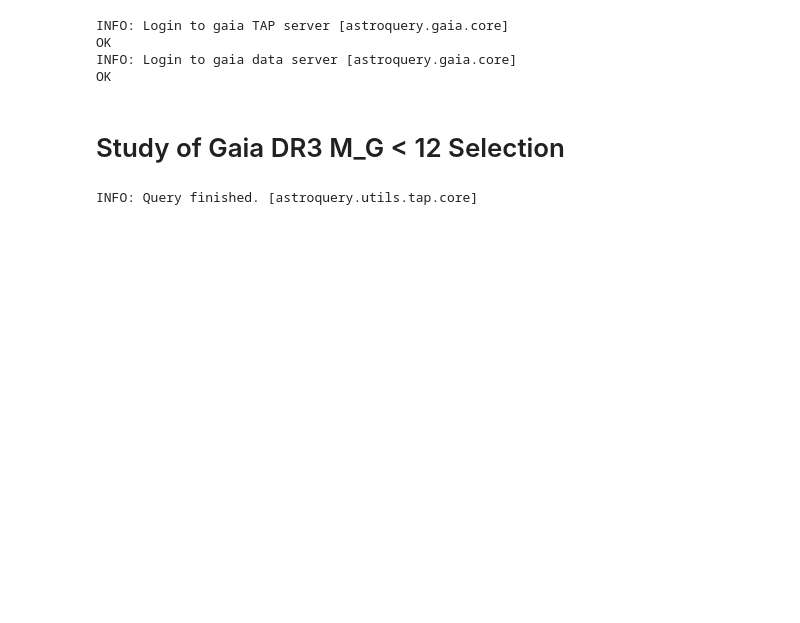
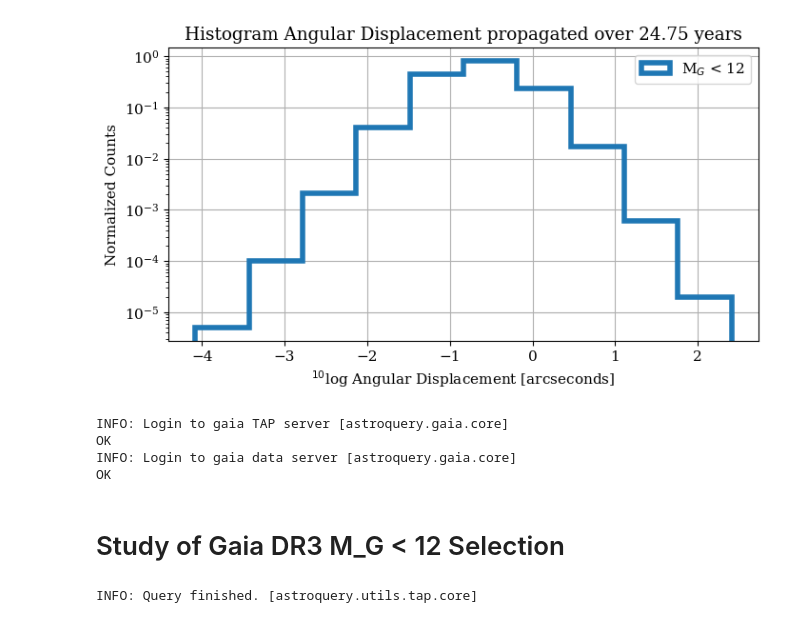
Before and after one commit to RenVit318/masterproject, a Jupyter notebook: src/simple_xm_study.ipynb, the cells around one changed output. Cells and saved outputs as stored; diff of their text form; code cells hidden in the pictures; blank space fills up the shorter version.

```diff
--- a/src/simple_xm_study.ipynb
+++ b/src/simple_xm_study.ipynb
@@ -7,2 +17,18 @@ import seaborn as sns
+# %%
+# Histogram of Displacement
+fig, ax = plt.subplots(1,1, figsize=(8,4))
+
+mask = theta_as > 0
+ax.hist(np.log10(theta_as[mask]), density=True, log=True, histtype='step', lw=4, label=r"M$_G$ < 12")
+
+ax.set_xlabel(r"$^{10}$log Angular Displacement [arcseconds]")
+ax.set_ylabel("Normalized Counts")
+ax.set_title("Histogram Angular Displacement propagated over 24.75 years")
+
+plt.legend()
+#plt.savefig('../../figures/bprop_theta_gaia12',bbox_inches='tight', transparent=True)
+plt.show()
+# %% [output]
+[figure, added]
 # %%
 # Bugfixing, discretization/rouding errors going on in np.arccos
```
Also changed, not shown: parts of 18 cells of this notebook, 1 other file.
